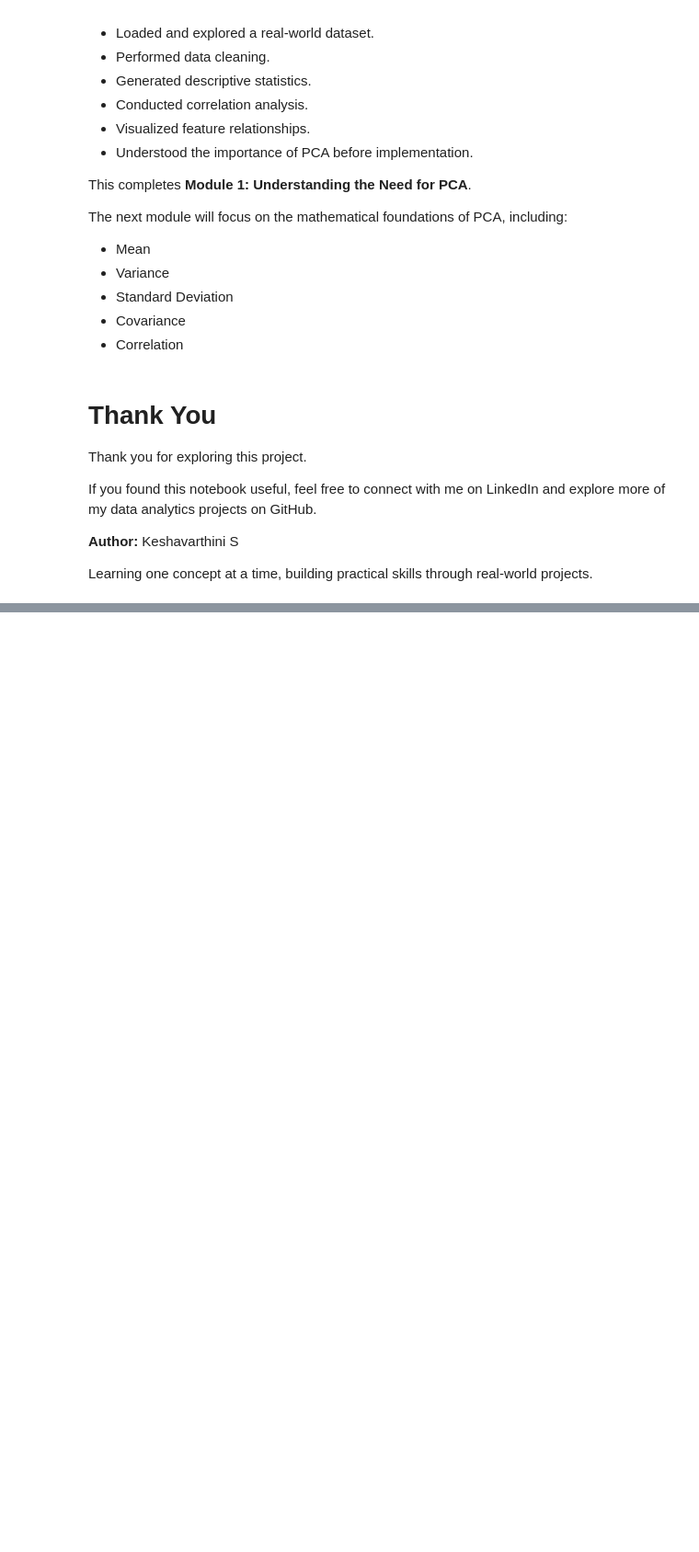
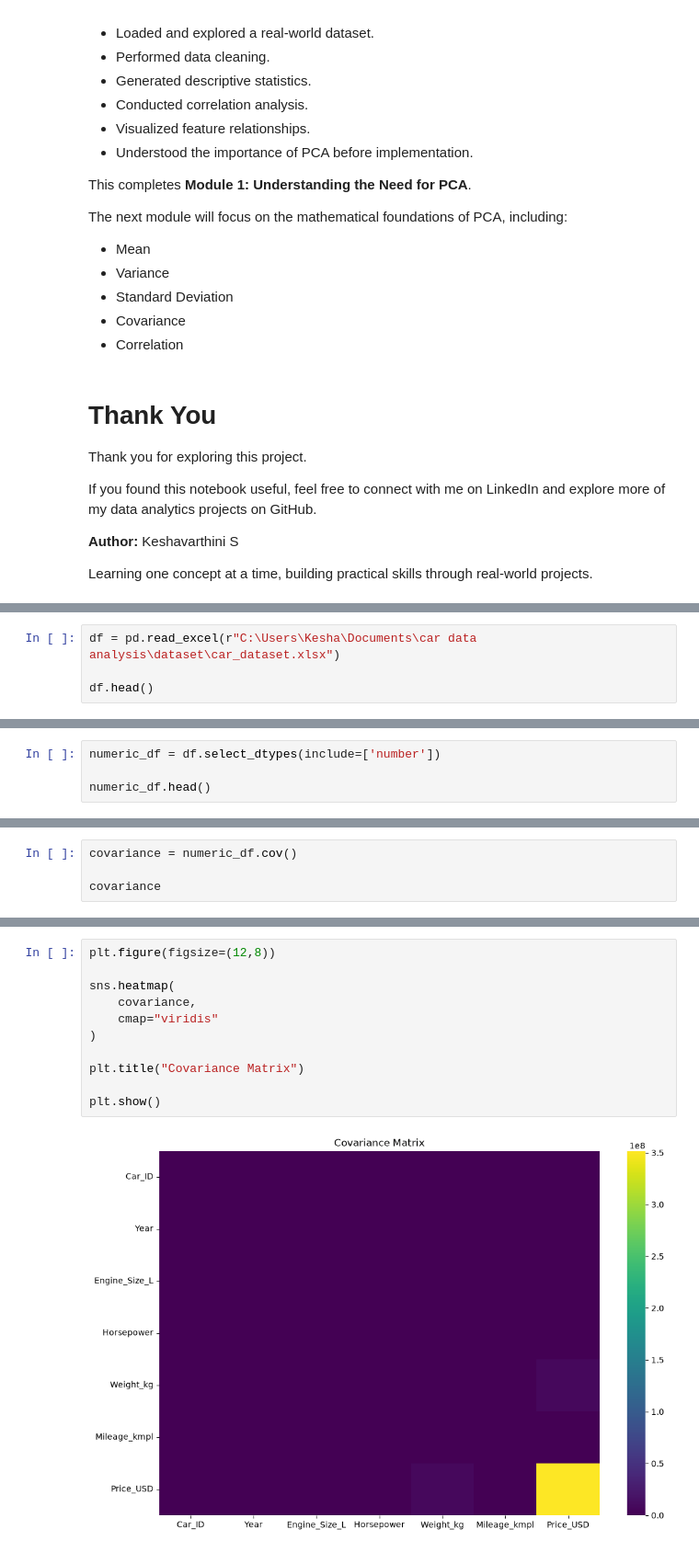
Before and after one commit to kesha072/car-specifications-analysis, a Jupyter notebook: car_analysis.ipynb, the cells around one changed output, grey strips where cells are left out. Shown at 92% size. Drawn from its saved outputs; the diff is of its cells as text; blank space fills up the shorter version.

```diff
--- a/car_analysis.ipynb
+++ b/car_analysis.ipynb
@@ -338,0 +356,4 @@ Learning one concept at a time, building practical skills through real-world pro
+# %%
+df = pd.read_excel(r"C:\Users\Kesha\Documents\car data analysis\dataset\car_dataset.xlsx")
+
+df.head()
@@ -338,0 +367,4 @@ Learning one concept at a time, building practical skills through real-world pro
+# %%
+numeric_df = df.select_dtypes(include=['number'])
+
+numeric_df.head()
@@ -338,0 +459,4 @@ Learning one concept at a time, building practical skills through real-world pro
+# %%
+covariance = numeric_df.cov()
+
+covariance
@@ -338,0 +505,13 @@ Learning one concept at a time, building practical skills through real-world pro
+# %%
+plt.figure(figsize=(12,8))
+
+sns.heatmap(
+    covariance,
+    cmap="viridis"
+)
+
+plt.title("Covariance Matrix")
+
+plt.show()
+# %% [output]
+[figure, added]
```
Also changed, not shown: parts of 20 cells of this notebook.
